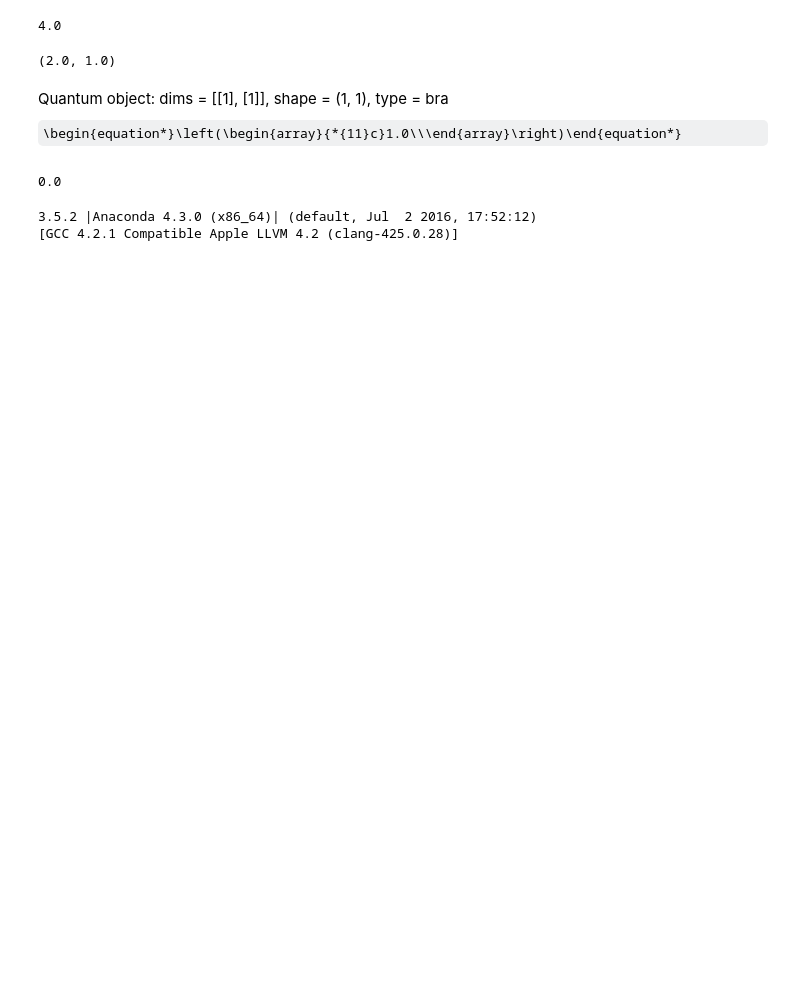
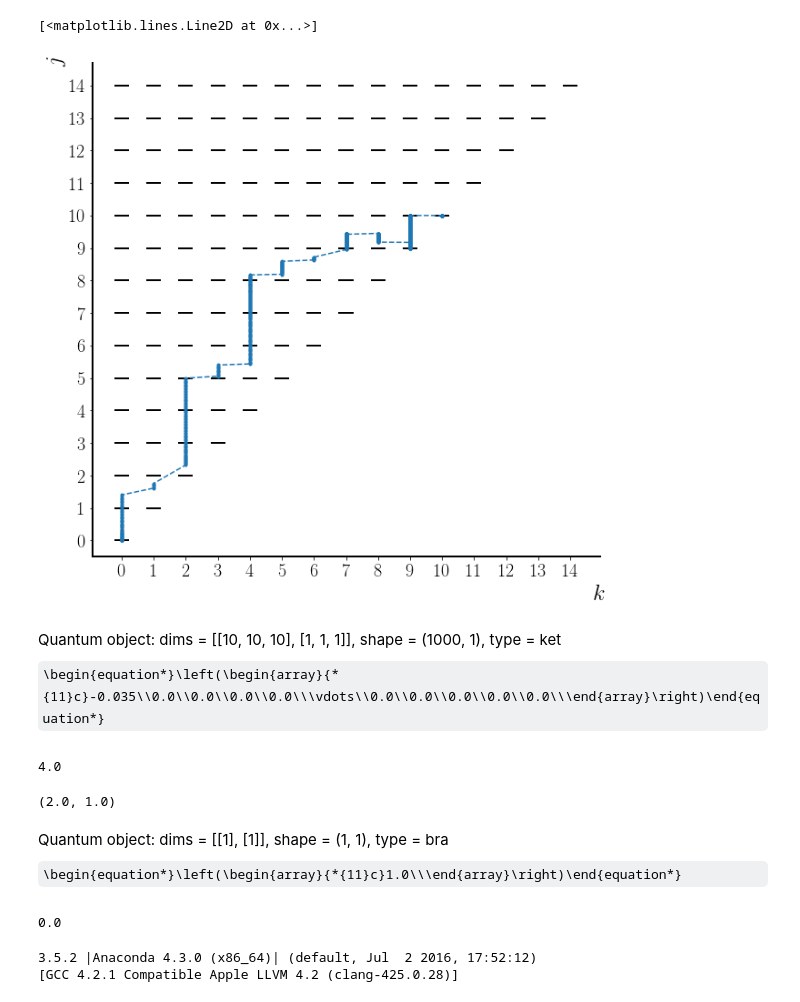
Before and after one commit to behnamgit/Q_Heat_Engine, a Jupyter notebook: Battery.ipynb, the cells around one changed output. Cells and saved outputs as stored; diff of their text form; code cells hidden in the pictures; some formulas as TeX source; blank space fills up the shorter version.

```diff
--- a/Battery.ipynb
+++ b/Battery.ipynb
@@ -115,3 +98,34 @@ expect(K,psi0)
+# %%
+jmax=15
+plt.figure(figsize=[10,10])
+ax = plt.gca()
+# Ploting the levels
+for jcount in range(jmax):
+    for kcount in range(jcount+1):
+        ax.plot([-0.2+kcount,0.2+kcount],[jcount,jcount],'k',lw=2)
+
+ax.spines['right'].set_color('none')
+ax.spines['top'].set_color('none')
+ax.spines['left'].set_lw(2)
+ax.spines['bottom'].set_lw(2)
+
+ymin,ymax = ax.get_ylim()
+ax.set_ylim([-0.5,ymax])
+ax.set_xticks(range(jmax))
+ax.set_yticks(range(jmax))
+ax.tick_params(labelsize=20)
+
+ax.set_xlabel(r'$k$', fontsize=25, x=1,y=1)
+ax.set_ylabel(r'$j$', fontsize=25, x=1,y=1)
+
+ax.plot(k,l+k,'.--')
+# %% [output]
+[<matplotlib.lines.Line2D at 0x...>]
+[figure, added]
+# %%
+psi0
+# %% [output]
+Quantum object: dims = [[10, 10, 10], [1, 1, 1]], shape = (1000, 1), type = ket\begin{equation*}\left(\begin{array}{*{11}c}-0.035\\0.0\\0.0\\0.0\\0.0\\\vdots\\0.0\\0.0\\0.0\\0.0\\0.0\\\end{array}\right)\end{equation*}
 # %%
 omega_m = 1
 H = omega_m*(NumL+NumK)
```
Also changed, not shown: parts of 7 cells of this notebook, 1 other file.
